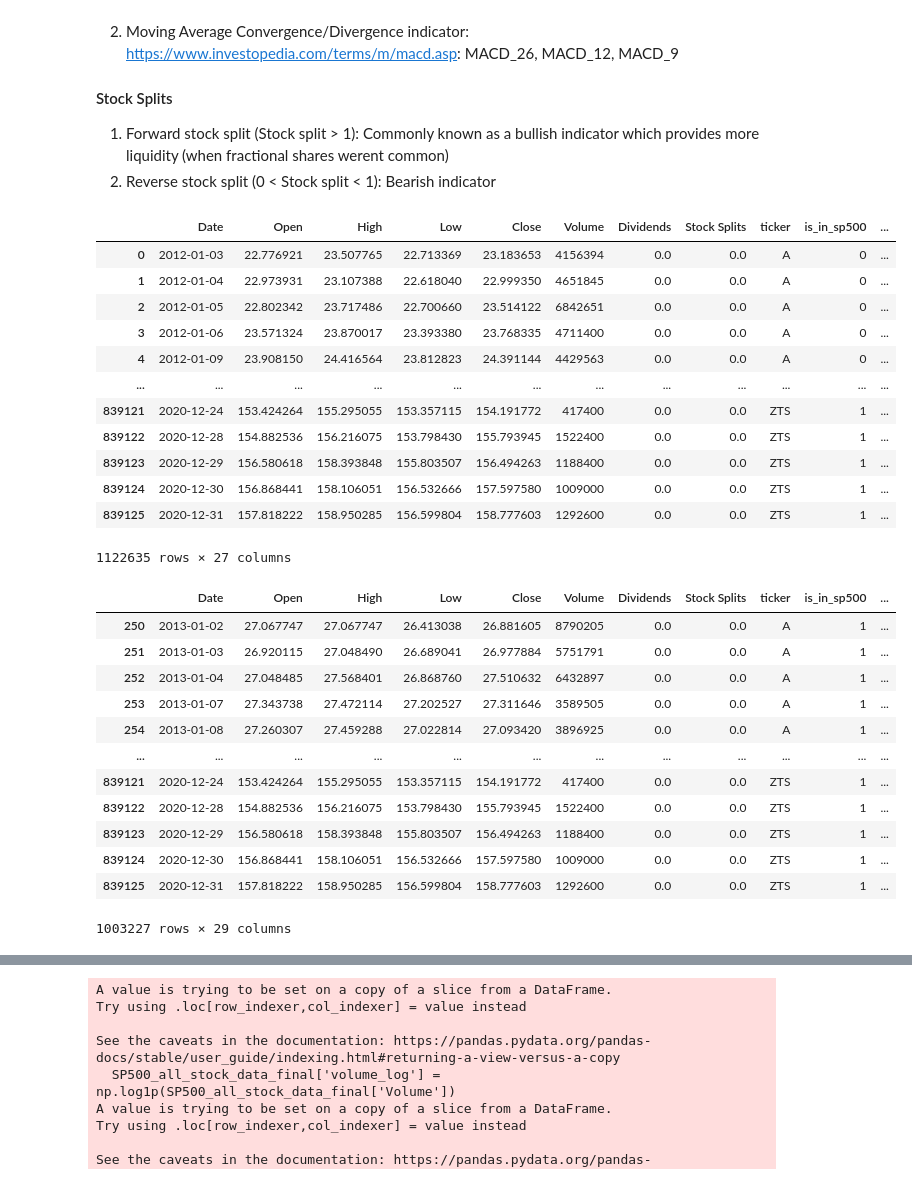
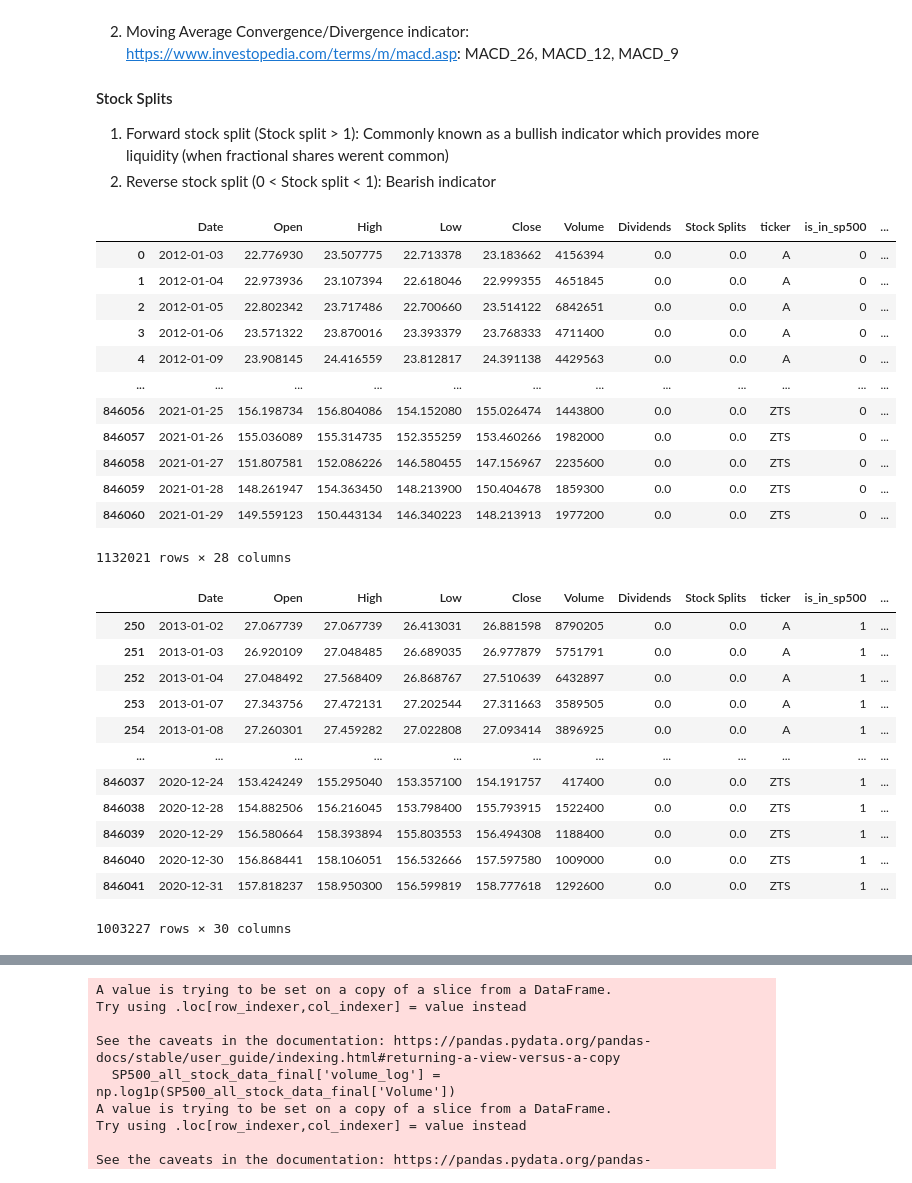
Before and after one commit to gotoshleep/DSE4212-Portfolio-Optimiser, a Jupyter notebook: Data prep and EDA/data_cleaning3 .ipynb, the cells around one changed output, grey strips where cells are left out. Cells and saved outputs as stored; diff of their text form; code cells hidden in the pictures.

Commit message:
updated the target variable to lead (monthly_log_return_future)

```diff
--- a/Data prep and EDA/data_cleaning3 .ipynb
+++ b/Data prep and EDA/data_cleaning3 .ipynb
@@ -218,7 +217,8 @@ def get_stock_data(ticker, start_date, end_date):
         return pd.DataFrame()
 # %%
 start_date = '2012-01-01' # we start from 2012 to have a buffer for moving averages calculation
-end_date = '2020-12-31' # we end at 2020-12-31, 2019-2020 will be held out for stress testing
+end_date = '2021-01-31' # we end at 2020-12-31, 2019-2020 will be held out for stress testing
+                        # 1 month additional buffer when we lead future expected returns predictino
 yfinance_data = []
 failed_tickers = []
 successful_tickers = []
@@ -407,6 +403,15 @@ yfinance_df_filtered_relavant_stocks['monthly_log_return'] = (
     .groupby('ticker')['Close']
     .transform(lambda x: np.log(x / x.shift(21)))
 )
+
+
+## future volatility
+yfinance_df_filtered_relavant_stocks['monthly_log_return_future'] = (
+    yfinance_df_filtered_relavant_stocks
+    .groupby('ticker')['Close']
+    .transform(lambda x: np.log(x.shift(-21) / x))
+
+)
 # %%
 # getting monthly standard deviation (volatility) (TODO)
 yfinance_df_filtered_relavant_stocks["monthly_var_3"] = (
@@ -541,42 +546,45 @@ SP500_all_stock_data = temp_df
 SP500_all_stock_data
 # %% [output]
 |  | Date | Open | High | Low | Close | Volume | Dividends | Stock Splits | ticker | is_in_sp500 | ... |
-| 0 | 2012-01-03 | 22.776921 | 23.507765 | 22.713369 | 23.183653 | 4156394 | 0.0 | 0.0 | A | 0 | ... |
-| 1 | 2012-01-04 | 22.973931 | 23.107388 | 22.618040 | 22.999350 | 4651845 | 0.0 | 0.0 | A | 0 | ... |
+| 0 | 2012-01-03 | 22.776930 | 23.507775 | 22.713378 | 23.183662 | 4156394 | 0.0 | 0.0 | A | 0 | ... |
+| 1 | 2012-01-04 | 22.973936 | 23.107394 | 22.618046 | 22.999355 | 4651845 | 0.0 | 0.0 | A | 0 | ... |
 | 2 | 2012-01-05 | 22.802342 | 23.717486 | 22.700660 | 23.514122 | 6842651 | 0.0 | 0.0 | A | 0 | ... |
-| 3 | 2012-01-06 | 23.571324 | 23.870017 | 23.393380 | 23.768335 | 4711400 | 0.0 | 0.0 | A | 0 | ... |
-| 4 | 2012-01-09 | 23.908150 | 24.416564 | 23.812823 | 24.391144 | 4429563 | 0.0 | 0.0 | A | 0 | ... |
+| 3 | 2012-01-06 | 23.571322 | 23.870016 | 23.393379 | 23.768333 | 4711400 | 0.0 | 0.0 | A | 0 | ... |
+| 4 | 2012-01-09 | 23.908145 | 24.416559 | 23.812817 | 24.391138 | 4429563 | 0.0 | 0.0 | A | 0 | ... |
 | ... | ... | ... | ... | ... | ... | ... | ... | ... | ... | ... | ... |
-| 839121 | 2020-12-24 | 153.424264 | 155.295055 | 153.357115 | 154.191772 | 417400 | 0.0 | 0.0 | ZTS | 1 | ... |
-| 839122 | 2020-12-28 | 154.882536 | 156.216075 | 153.798430 | 155.793945 | 1522400 | 0.0 | 0.0 | ZTS | 1 | ... |
-| 839123 | 2020-12-29 | 156.580618 | 158.393848 | 155.803507 | 156.494263 | 1188400 | 0.0 | 0.0 | ZTS | 1 | ... |
-| 839124 | 2020-12-30 | 156.868441 | 158.106051 | 156.532666 | 157.597580 | 1009000 | 0.0 | 0.0 | ZTS | 1 | ... |
-| 839125 | 2020-12-31 | 157.818222 | 158.950285 | 156.599804 | 158.777603 | 1292600 | 0.0 | 0.0 | ZTS | 1 | ... |
+| 846056 | 2021-01-25 | 156.198734 | 156.804086 | 154.152080 | 155.026474 | 1443800 | 0.0 | 0.0 | ZTS | 0 | ... |
+| 846057 | 2021-01-26 | 155.036089 | 155.314735 | 152.355259 | 153.460266 | 1982000 | 0.0 | 0.0 | ZTS | 0 | ... |
+| 846058 | 2021-01-27 | 151.807581 | 152.086226 | 146.580455 | 147.156967 | 2235600 | 0.0 | 0.0 | ZTS | 0 | ... |
+| 846059 | 2021-01-28 | 148.261947 | 154.363450 | 148.213900 | 150.404678 | 1859300 | 0.0 | 0.0 | ZTS | 0 | ... |
+| 846060 | 2021-01-29 | 149.559123 | 150.443134 | 146.340223 | 148.213913 | 1977200 | 0.0 | 0.0 | ZTS | 0 | ... |
-1122635 rows × 27 columns
+1132021 rows × 28 columns
 # %%
 # for daily prices we use spreads instead of absolute prices
 SP500_all_stock_data['high_low_spread'] = (SP500_all_stock_data['High'] - SP500_all_stock_data['Low'])/SP500_all_stock_data['Close']
 SP500_all_stock_data['open_close_spread'] = (SP500_all_stock_data['Open'] - SP500_all_stock_data['Close'])/SP500_all_stock_data['Close']
 # %%
-# filter for stocks from 2013-01-01 onwards
-pd.set_option('display.max_columns', None)  # Show all columns
+# filter for stocks from 2013-01-01 onwards and before 2020-12-31
 
-SP500_all_stock_data_final = SP500_all_stock_data[SP500_all_stock_data['Date'] >= pd.to_datetime('2013-01-01')]
+SP500_all_stock_data_final = SP500_all_stock_data[
+    (SP500_all_stock_data['Date'] >= pd.to_datetime('2013-01-01')) &
+    (SP500_all_stock_data['Date'] <= pd.to_datetime('2020-12-31'))
+]
+
 SP500_all_stock_data_final
 # %% [output]
 |  | Date | Open | High | Low | Close | Volume | Dividends | Stock Splits | ticker | is_in_sp500 | ... |
-| 250 | 2013-01-02 | 27.067747 | 27.067747 | 26.413038 | 26.881605 | 8790205 | 0.0 | 0.0 | A | 1 | ... |
-| 251 | 2013-01-03 | 26.920115 | 27.048490 | 26.689041 | 26.977884 | 5751791 | 0.0 | 0.0 | A | 1 | ... |
-| 252 | 2013-01-04 | 27.048485 | 27.568401 | 26.868760 | 27.510632 | 6432897 | 0.0 | 0.0 | A | 1 | ... |
-| 253 | 2013-01-07 | 27.343738 | 27.472114 | 27.202527 | 27.311646 | 3589505 | 0.0 | 0.0 | A | 1 | ... |
-| 254 | 2013-01-08 | 27.260307 | 27.459288 | 27.022814 | 27.093420 | 3896925 | 0.0 | 0.0 | A | 1 | ... |
+| 250 | 2013-01-02 | 27.067739 | 27.067739 | 26.413031 | 26.881598 | 8790205 | 0.0 | 0.0 | A | 1 | ... |
+| 251 | 2013-01-03 | 26.920109 | 27.048485 | 26.689035 | 26.977879 | 5751791 | 0.0 | 0.0 | A | 1 | ... |
+| 252 | 2013-01-04 | 27.048492 | 27.568409 | 26.868767 | 27.510639 | 6432897 | 0.0 | 0.0 | A | 1 | ... |
+| 253 | 2013-01-07 | 27.343756 | 27.472131 | 27.202544 | 27.311663 | 3589505 | 0.0 | 0.0 | A | 1 | ... |
+| 254 | 2013-01-08 | 27.260301 | 27.459282 | 27.022808 | 27.093414 | 3896925 | 0.0 | 0.0 | A | 1 | ... |
 | ... | ... | ... | ... | ... | ... | ... | ... | ... | ... | ... | ... |
-| 839121 | 2020-12-24 | 153.424264 | 155.295055 | 153.357115 | 154.191772 | 417400 | 0.0 | 0.0 | ZTS | 1 | ... |
-| 839122 | 2020-12-28 | 154.882536 | 156.216075 | 153.798430 | 155.793945 | 1522400 | 0.0 | 0.0 | ZTS | 1 | ... |
-| 839123 | 2020-12-29 | 156.580618 | 158.393848 | 155.803507 | 156.494263 | 1188400 | 0.0 | 0.0 | ZTS | 1 | ... |
-| 839124 | 2020-12-30 | 156.868441 | 158.106051 | 156.532666 | 157.597580 | 1009000 | 0.0 | 0.0 | ZTS | 1 | ... |
-| 839125 | 2020-12-31 | 157.818222 | 158.950285 | 156.599804 | 158.777603 | 1292600 | 0.0 | 0.0 | ZTS | 1 | ... |
+| 846037 | 2020-12-24 | 153.424249 | 155.295040 | 153.357100 | 154.191757 | 417400 | 0.0 | 0.0 | ZTS | 1 | ... |
+| 846038 | 2020-12-28 | 154.882506 | 156.216045 | 153.798400 | 155.793915 | 1522400 | 0.0 | 0.0 | ZTS | 1 | ... |
+| 846039 | 2020-12-29 | 156.580664 | 158.393894 | 155.803553 | 156.494308 | 1188400 | 0.0 | 0.0 | ZTS | 1 | ... |
+| 846040 | 2020-12-30 | 156.868441 | 158.106051 | 156.532666 | 157.597580 | 1009000 | 0.0 | 0.0 | ZTS | 1 | ... |
+| 846041 | 2020-12-31 | 157.818237 | 158.950300 | 156.599819 | 158.777618 | 1292600 | 0.0 | 0.0 | ZTS | 1 | ... |
-1003227 rows × 29 columns
+1003227 rows × 30 columns
 # %%
 SP500_all_stock_data_final.isna().sum()
 # %% [output]
```
Also changed, not shown: parts of 16 cells of this notebook.
